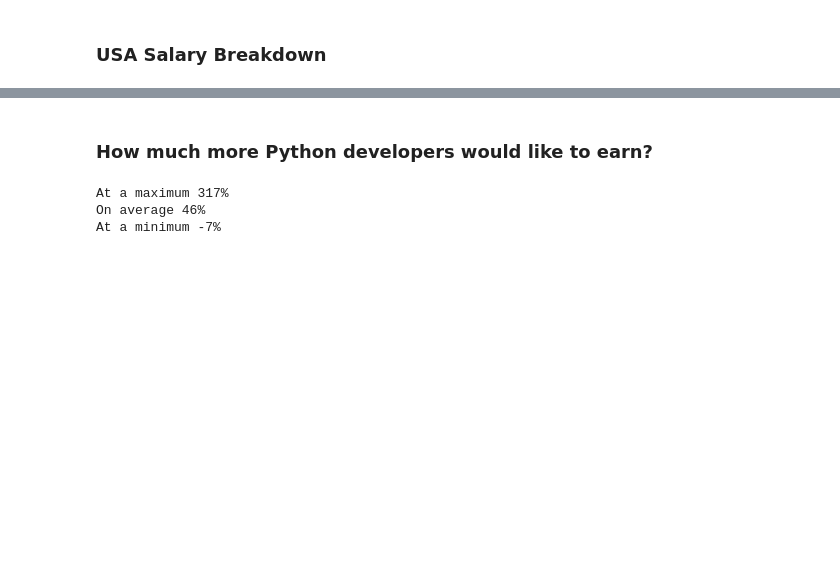
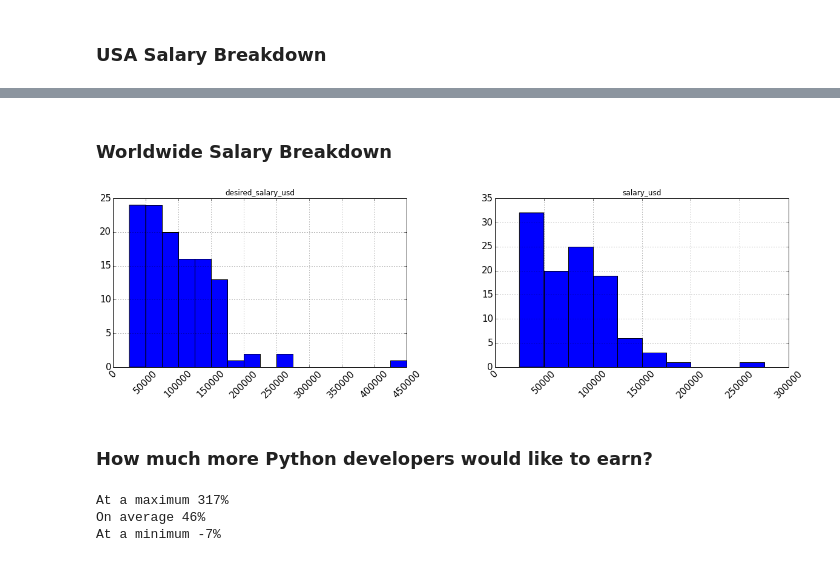
Before and after one commit to agilevic/pystreet, a Jupyter notebook: notebooks/PyStreet Python Developer Salary Survey Results.ipynb, the cells around one changed output, grey strips where cells are left out. Cells and saved outputs as stored; diff of their text form; code cells hidden in the pictures; blank space fills up the shorter version.

```diff
--- a/notebooks/PyStreet Python Developer Salary Survey Results.ipynb
+++ b/notebooks/PyStreet Python Developer Salary Survey Results.ipynb
@@ -102,3 +98,9 @@ plot = responses_usa.hist(column=['salary_usd','desired_salary_usd'], bins=[2500
+# %% [markdown]
+### Worldwide Salary Breakdown
+# %%
+plot = responses_all.hist(column=['salary_usd','desired_salary_usd'], bins=[25000,50000,75000,100000,125000,150000,175000,200000,225000,250000,275000,300000,325000,350000,375000,400000,425000,450000,475000,500000], figsize=(20,5), xrot=45, xlabelsize=15, ylabelsize=15)
+# %% [output]
+[figure, added]
 # %% [markdown]
 ### How much more Python developers would like to earn?
 # %%
```
Also changed, not shown: parts of 10 cells of this notebook.
